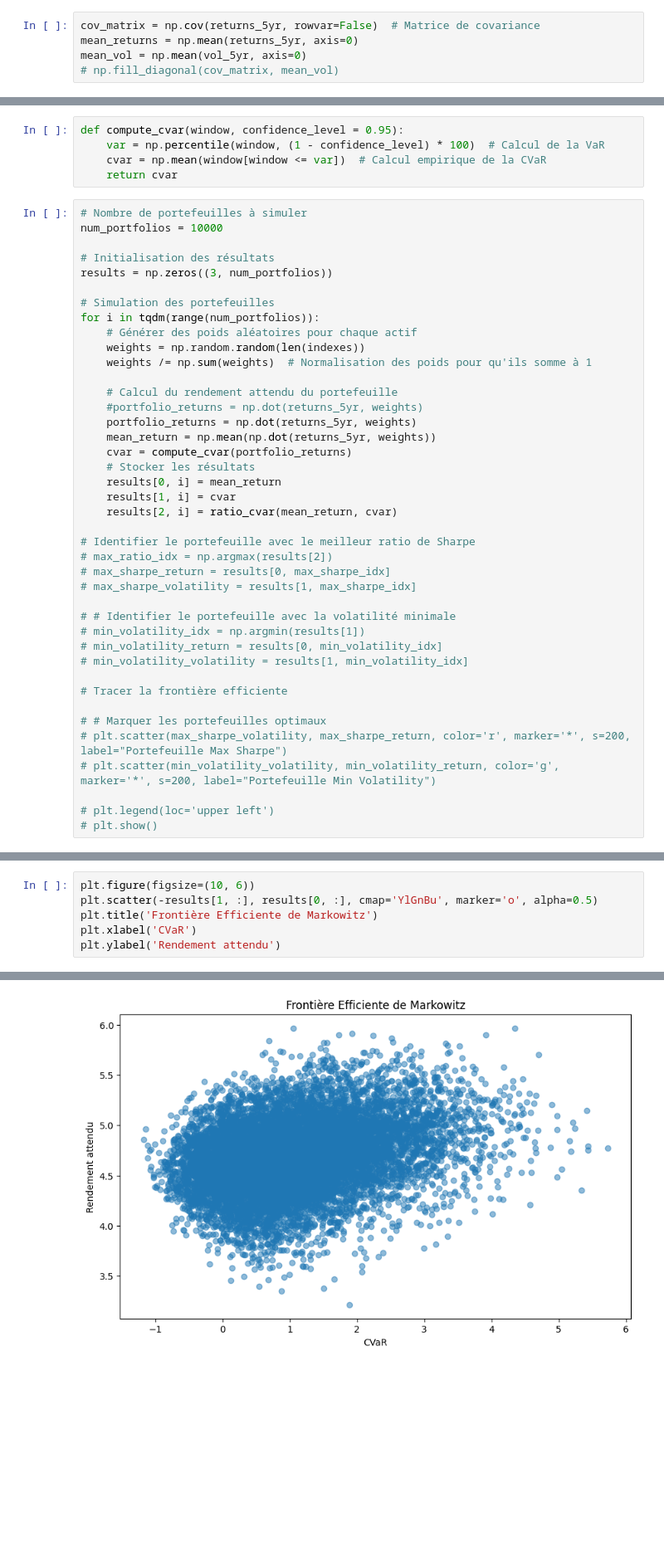
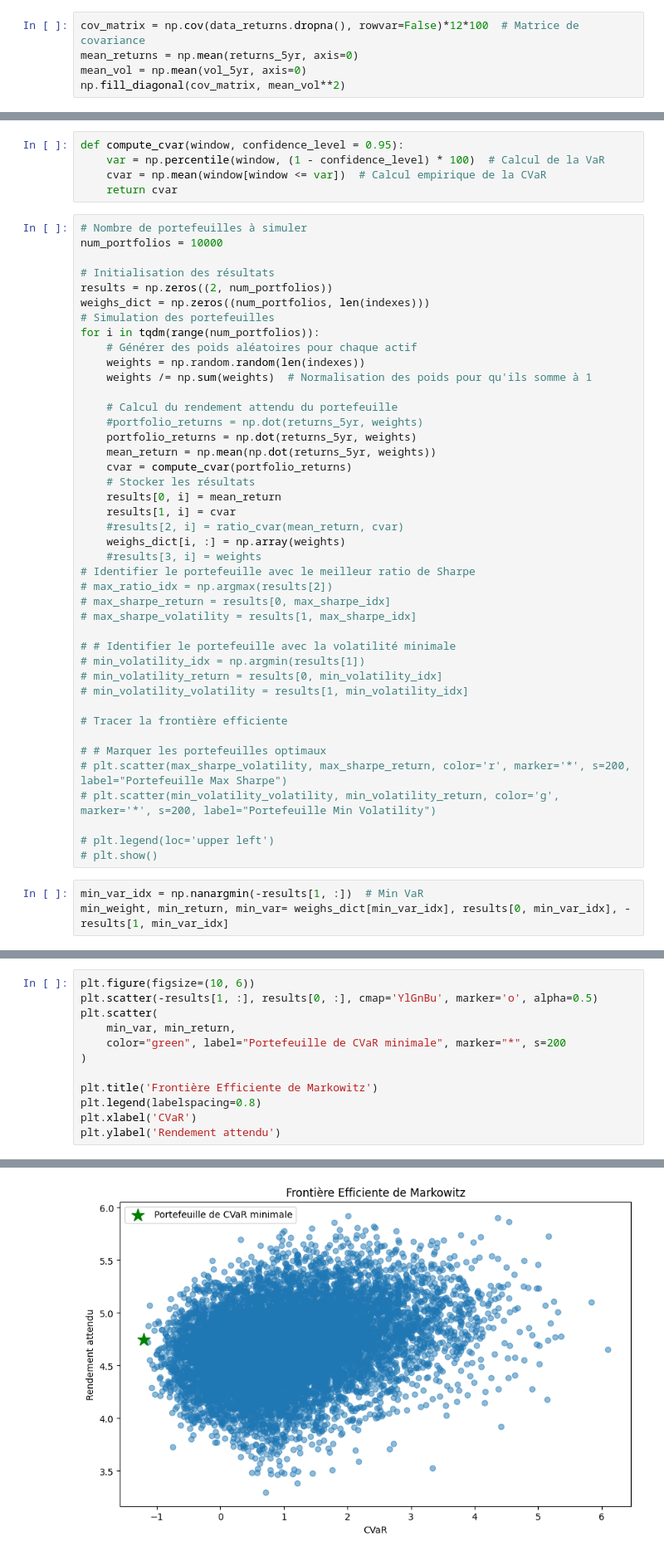
Before and after one commit to baptistedfr/Cross-Assets-Solutions, a Jupyter notebook: Markovitz/run.ipynb, the cells around one changed output, grey strips where cells are left out. Shown at 83% size. Saved outputs shown, nothing was run; the diff lists cells and outputs as text; blank space fills up the shorter version.

```diff
--- a/Markovitz/run.ipynb
+++ b/Markovitz/run.ipynb
@@ -59,7 +59,7 @@ fig.show()
 # %% [markdown]
 ### Calcul des rendements et Vol moyennes
 # %%
-cov_matrix = np.cov(returns_5yr, rowvar=False)  # Matrice de covariance
+cov_matrix = np.cov(data_returns.dropna(), rowvar=False)*12*100  # Matrice de covariance
 mean_returns = np.mean(returns_5yr, axis=0)
 mean_vol = np.mean(vol_5yr, axis=0)
-# np.fill_diagonal(cov_matrix, mean_vol)
+np.fill_diagonal(cov_matrix, mean_vol**2)
@@ -209,8 +244,8 @@ def compute_cvar(window, confidence_level = 0.95):
 num_portfolios = 10000
 
 # Initialisation des résultats
-results = np.zeros((3, num_portfolios))
-
+results = np.zeros((2, num_portfolios))
+weighs_dict = np.zeros((num_portfolios, len(indexes)))
 # Simulation des portefeuilles
 for i in tqdm(range(num_portfolios)):
     # Générer des poids aléatoires pour chaque actif
@@ -225,8 +260,9 @@ for i in tqdm(range(num_portfolios)):
     # Stocker les résultats
     results[0, i] = mean_return
     results[1, i] = cvar
-    results[2, i] = ratio_cvar(mean_return, cvar)
-
+    #results[2, i] = ratio_cvar(mean_return, cvar)
+    weighs_dict[i, :] = np.array(weights)
+    #results[3, i] = weights
 # Identifier le portefeuille avec le meilleur ratio de Sharpe
 # max_ratio_idx = np.argmax(results[2])
 # max_sharpe_return = results[0, max_sharpe_idx]
@@ -245,3 +281,6 @@ for i in tqdm(range(num_portfolios)):
 
 # plt.legend(loc='upper left')
 # plt.show()
+# %%
+min_var_idx = np.nanargmin(-results[1, :])  # Min VaR
+min_weight, min_return, min_var= weighs_dict[min_var_idx], results[0, min_var_idx], -results[1, min_var_idx]
@@ -248,10 +309,16 @@ for i in tqdm(range(num_portfolios)):
 # %%
 plt.figure(figsize=(10, 6))
 plt.scatter(-results[1, :], results[0, :], cmap='YlGnBu', marker='o', alpha=0.5)
+plt.scatter(
+    min_var, min_return,
+    color="green", label="Portefeuille de CVaR minimale", marker="*", s=200
+)
+
 plt.title('Frontière Efficiente de Markowitz')
+plt.legend(labelspacing=0.8)
 plt.xlabel('CVaR')
 plt.ylabel('Rendement attendu')
 # %% [output]
 No data for colormapping provided via 'c'. Parameters 'cmap' will be ignored
 Text(0, 0.5, 'Rendement attendu')
-[figure, old version]
+[figure, new version]
```
Also changed, not shown: parts of 14 cells of this notebook, 6 other files.
